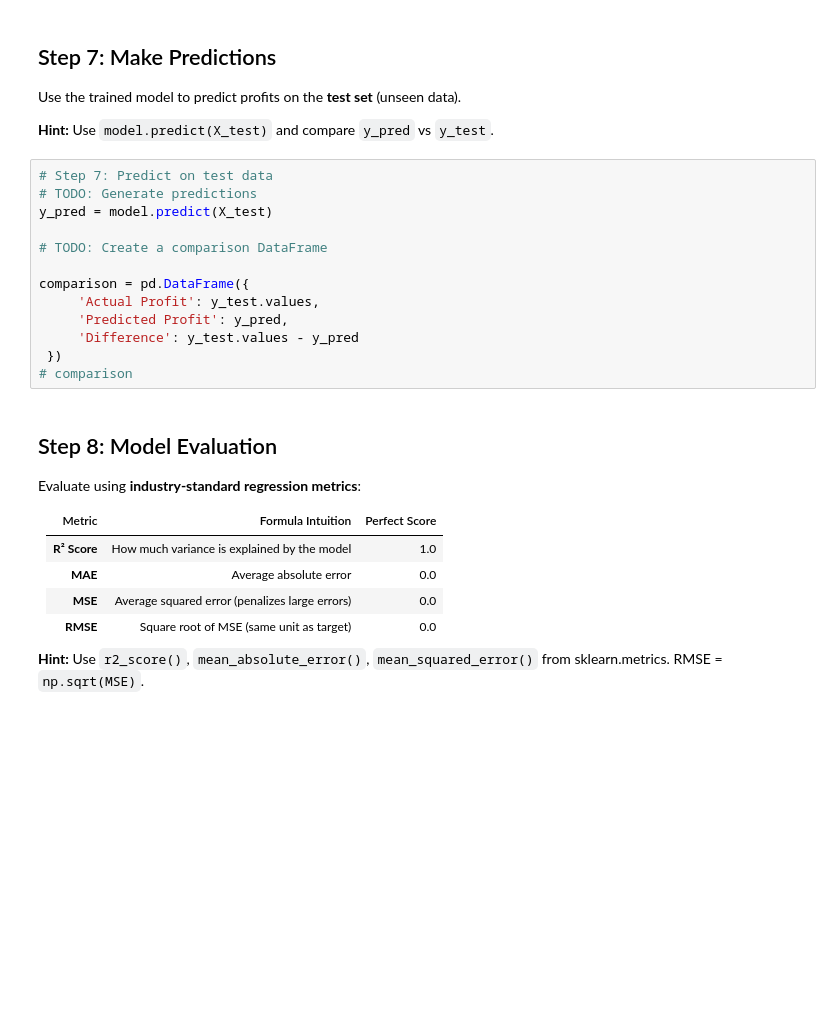
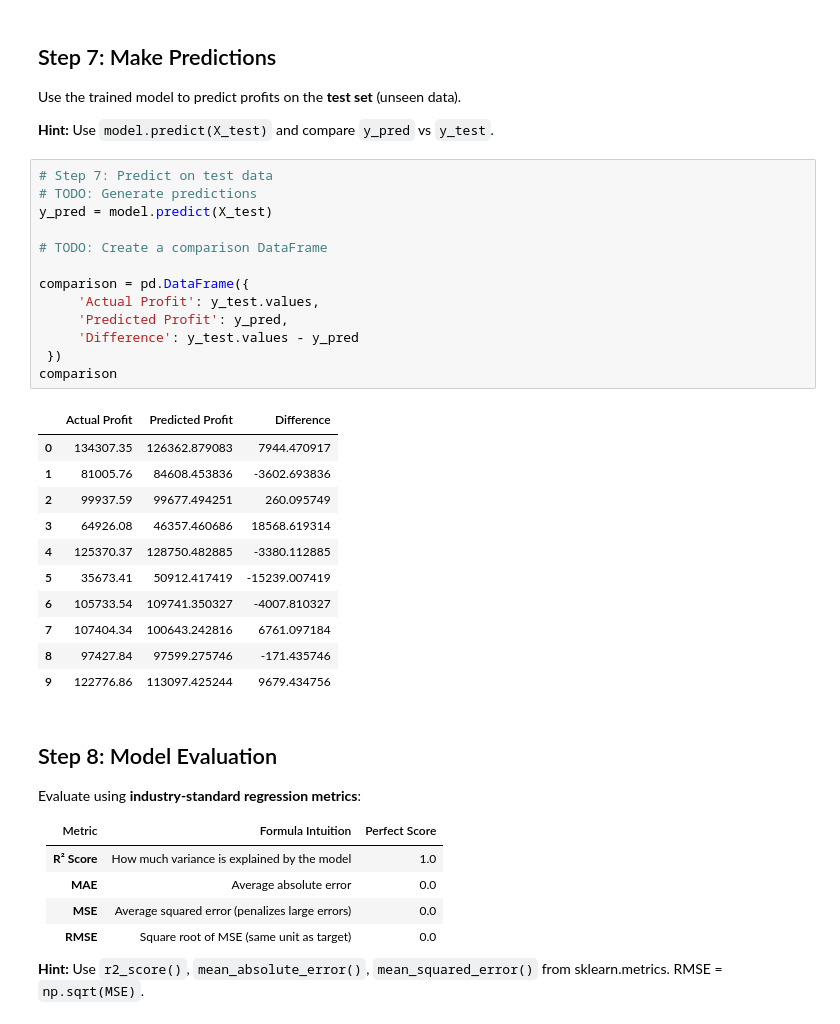
Before and after one commit to KinzaIbrar/predict-to-invest-mlr, a Jupyter notebook: 02_MLR_Project.ipynb, the cells around one changed output. Drawn from its saved outputs; the diff is of its cells as text; blank space fills up the shorter version.

```diff
--- a/02_MLR_Project.ipynb
+++ b/02_MLR_Project.ipynb
@@ -283,16 +283,28 @@ Use the trained model to predict profits on the **test set** (unseen data).
 # %%
 # Step 7: Predict on test data
 # TODO: Generate predictions
 y_pred = model.predict(X_test)
 
 # TODO: Create a comparison DataFrame
 
 comparison = pd.DataFrame({
      'Actual Profit': y_test.values,
      'Predicted Profit': y_pred,
      'Difference': y_test.values - y_pred
  })
-# comparison
+comparison
+# %% [output]
+|  | Actual Profit | Predicted Profit | Difference |
+| 0 | 134307.35 | 126362.879083 | 7944.470917 |
+| 1 | 81005.76 | 84608.453836 | -3602.693836 |
+| 2 | 99937.59 | 99677.494251 | 260.095749 |
+| 3 | 64926.08 | 46357.460686 | 18568.619314 |
+| 4 | 125370.37 | 128750.482885 | -3380.112885 |
+| 5 | 35673.41 | 50912.417419 | -15239.007419 |
+| 6 | 105733.54 | 109741.350327 | -4007.810327 |
+| 7 | 107404.34 | 100643.242816 | 6761.097184 |
+| 8 | 97427.84 | 97599.275746 | -171.435746 |
+| 9 | 122776.86 | 113097.425244 | 9679.434756 |
 # %% [markdown]
 ## Step 8: Model Evaluation
 
```
Also changed, not shown: parts of 1 cell of this notebook.
